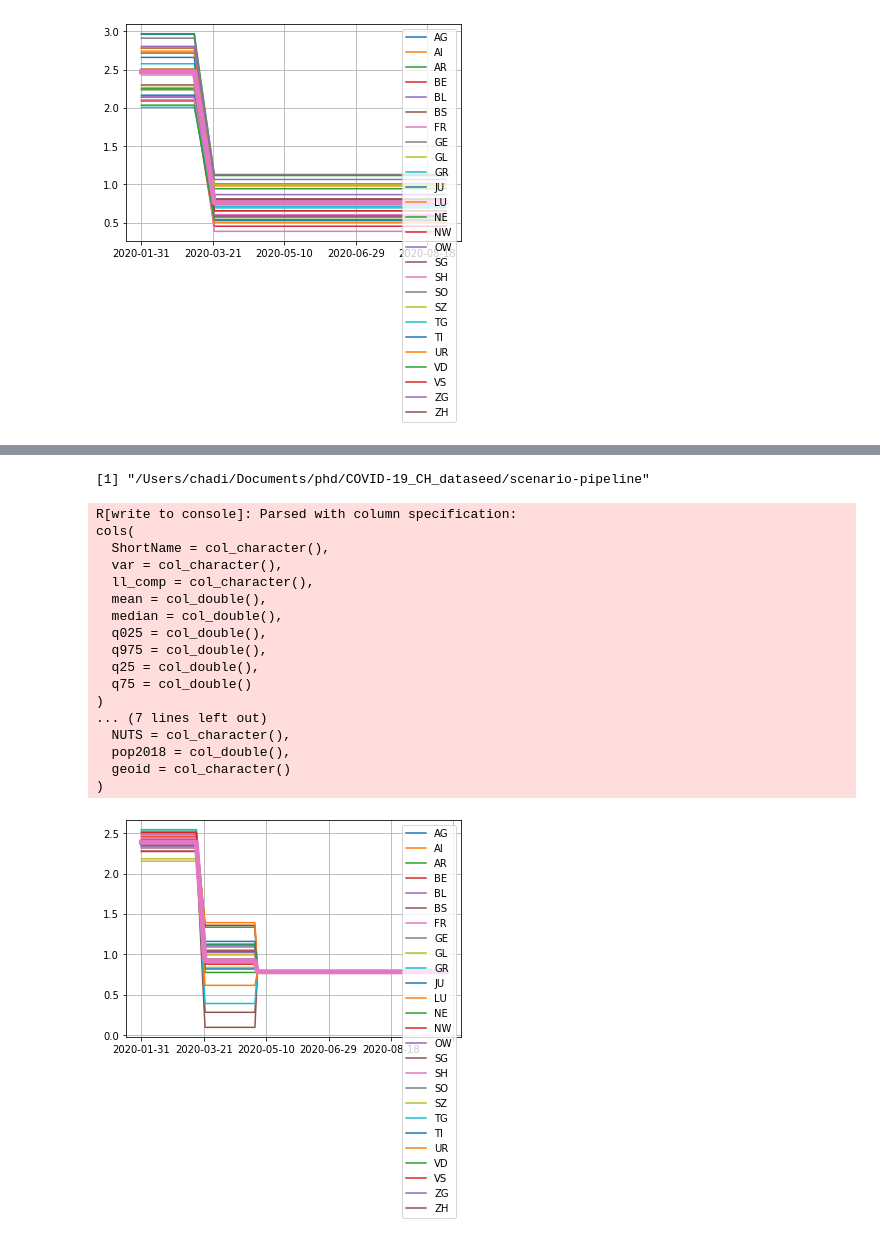
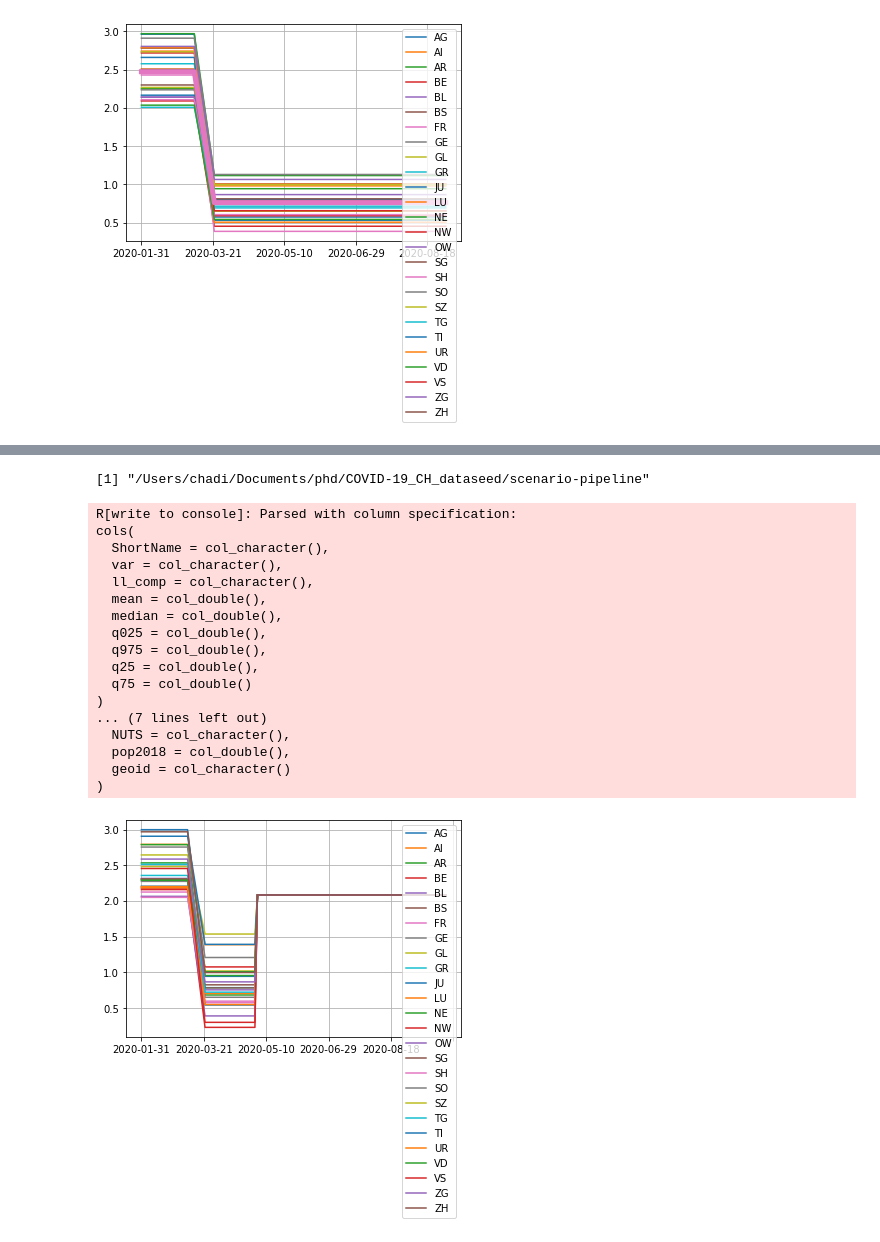
Before and after one commit to jcblemai/R0_BBRC_experiment, a Jupyter notebook: scenario-pipeline/dvpt.ipynb, the cells around one changed output, grey strips where cells are left out. Cells and saved outputs as stored; diff of their text form; code cells hidden in the pictures.

```diff
--- a/scenario-pipeline/dvpt.ipynb
+++ b/scenario-pipeline/dvpt.ipynb
@@ -118,30 +118,30 @@ cols(
 # %%
 r_assign('ti_str', str(s.ti))
 r_assign('tf_str', str(s.tf))
 r_assign('foldername', '../data/ch/')
-r_assign('setupname', 'TestAndIsolate2')#s.setup_name)
-r_source('NPI/NPI_for_baseline.R')
+r_assign('setupname', 'TestAndIsolate')#s.setup_name)
+r_source('NPI/NPI_for_baseline_deltas.R')
 R0 = robjects.r['NPI'].T
-R0.plot()
-ax = R0.mean(axis=1).plot(lw=5)
+ax =R0.plot()
+#ax = R0.mean(axis=1).plot(lw=5)
 ax.grid()
 # %% [output]
 [1] "/Users/chadi/Documents/phd/COVID-19_CH_dataseed/scenario-pipeline"
 R[write to console]: Parsed with column specification:
 cols(
   ShortName = col_character(),
   var = col_character(),
   ll_comp = col_character(),
   mean = col_double(),
   median = col_double(),
   q025 = col_double(),
   q975 = col_double(),
   q25 = col_double(),
   q75 = col_double()
 )
 ... (7 lines left out)
   NUTS = col_character(),
   pop2018 = col_double(),
   geoid = col_character()
 )
-[figure, old version]
+[figure, new version]
```
Also changed, not shown: parts of 1 cell of this notebook, 3 other files.
